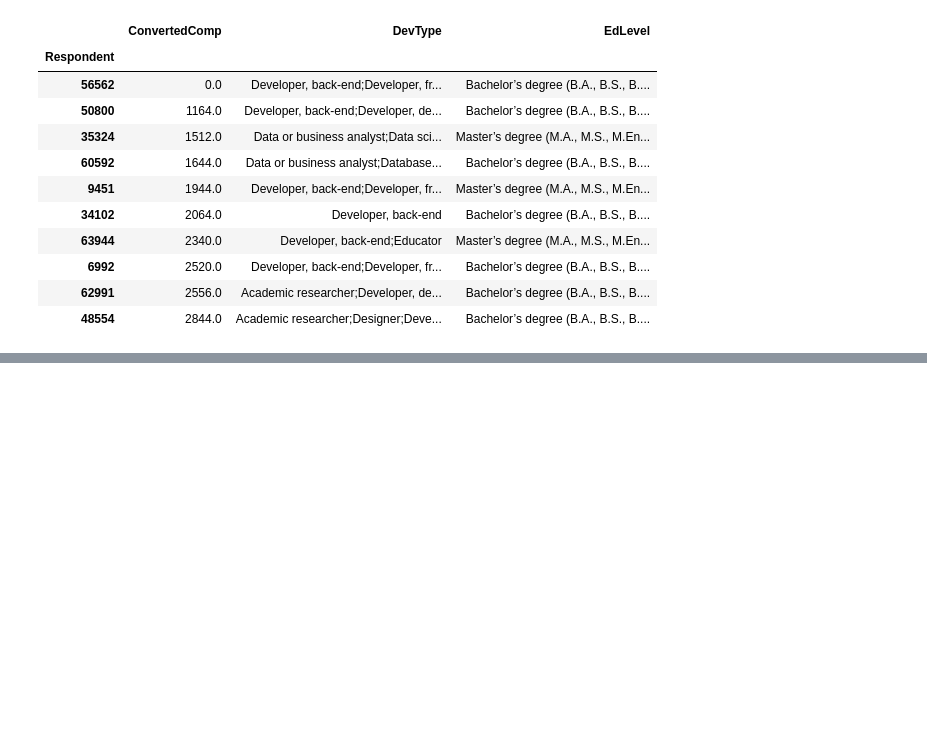
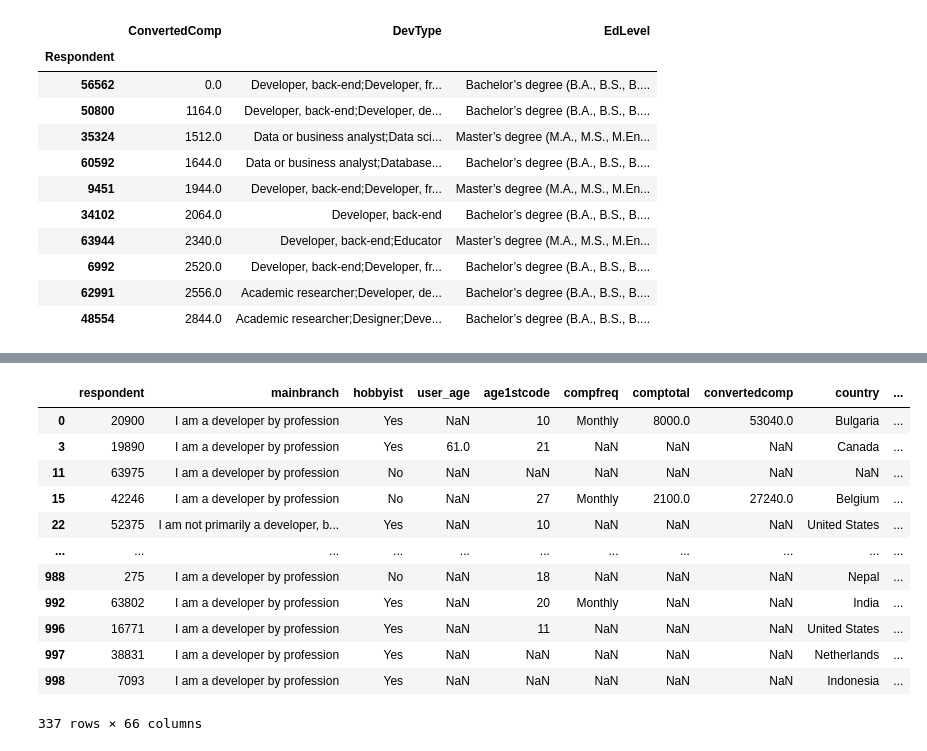
Before and after one commit to znxayn/learning_git, a Jupyter notebook: Panda_sorting_updating.ipynb, the cells around one changed output, grey strips where cells are left out. Saved outputs shown, nothing was run; the diff lists cells and outputs as text; code cells hidden in the pictures; blank space fills up the shorter version.

```diff
--- a/Panda_sorting_updating.ipynb
+++ b/Panda_sorting_updating.ipynb
@@ -271,0 +956,16 @@ poorest_users[['ConvertedComp', 'DevType', 'EdLevel']] # 查看这些用户的
+# %%
+survey_df.drop(survey_df[age_filter].index) #删除满足特定条件的数据
+# %% [output]
+|  | respondent | mainbranch | hobbyist | user_age | age1stcode | compfreq | comptotal | convertedcomp | country | ... |
+| 0 | 20900 | I am a developer by profession | Yes | NaN | 10 | Monthly | 8000.0 | 53040.0 | Bulgaria | ... |
+| 3 | 19890 | I am a developer by profession | Yes | 61.0 | 21 | NaN | NaN | NaN | Canada | ... |
+| 11 | 63975 | I am a developer by profession | No | NaN | NaN | NaN | NaN | NaN | NaN | ... |
+| 15 | 42246 | I am a developer by profession | No | NaN | 27 | Monthly | 2100.0 | 27240.0 | Belgium | ... |
+| 22 | 52375 | I am not primarily a developer, b... | Yes | NaN | 10 | NaN | NaN | NaN | United States | ... |
+| ... | ... | ... | ... | ... | ... | ... | ... | ... | ... | ... |
+| 988 | 275 | I am a developer by profession | No | NaN | 18 | NaN | NaN | NaN | Nepal | ... |
+| 992 | 63802 | I am a developer by profession | Yes | NaN | 20 | Monthly | NaN | NaN | India | ... |
+| 996 | 16771 | I am a developer by profession | Yes | NaN | 11 | NaN | NaN | NaN | United States | ... |
+| 997 | 38831 | I am a developer by profession | Yes | NaN | NaN | NaN | NaN | NaN | Netherlands | ... |
+| 998 | 7093 | I am a developer by profession | Yes | NaN | NaN | NaN | NaN | NaN | Indonesia | ... |
+337 rows × 66 columns
```
Also changed, not shown: parts of 94 cells of this notebook.
